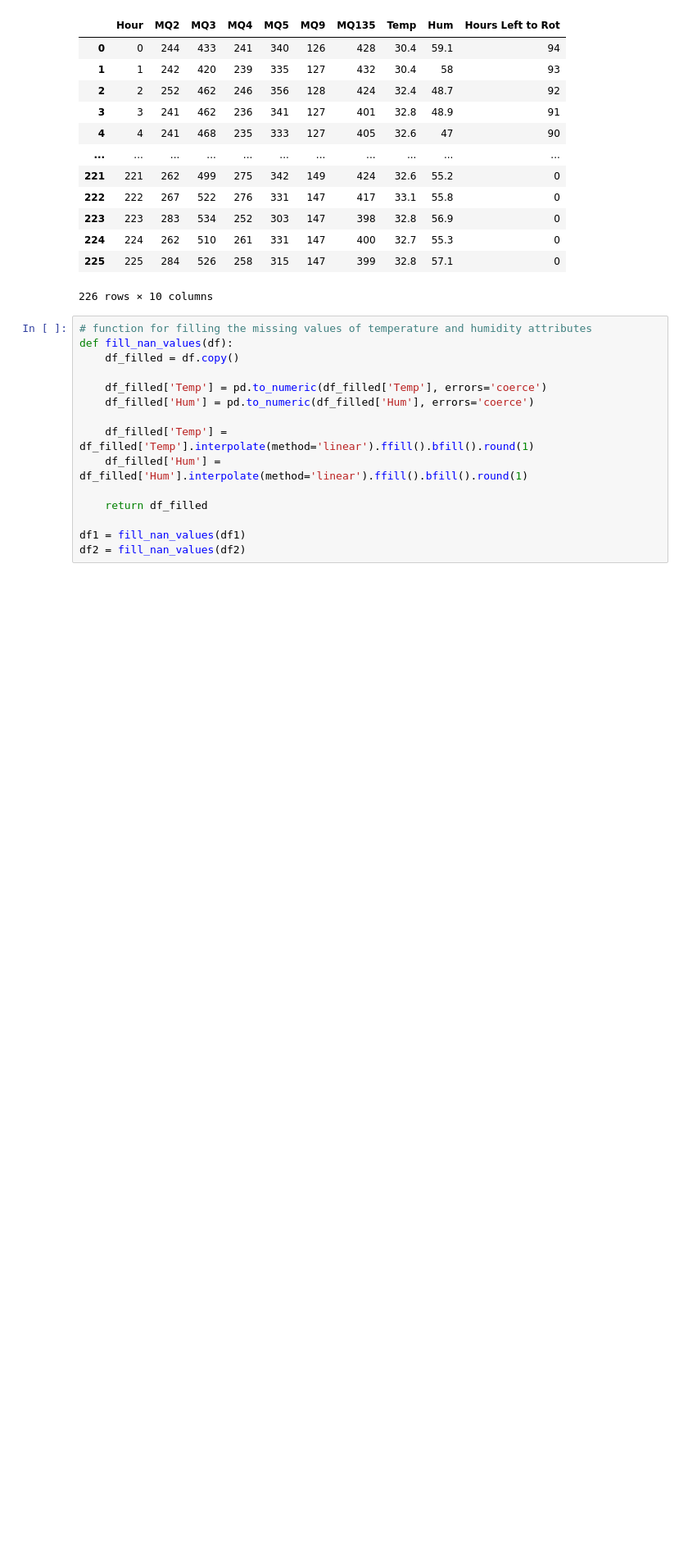
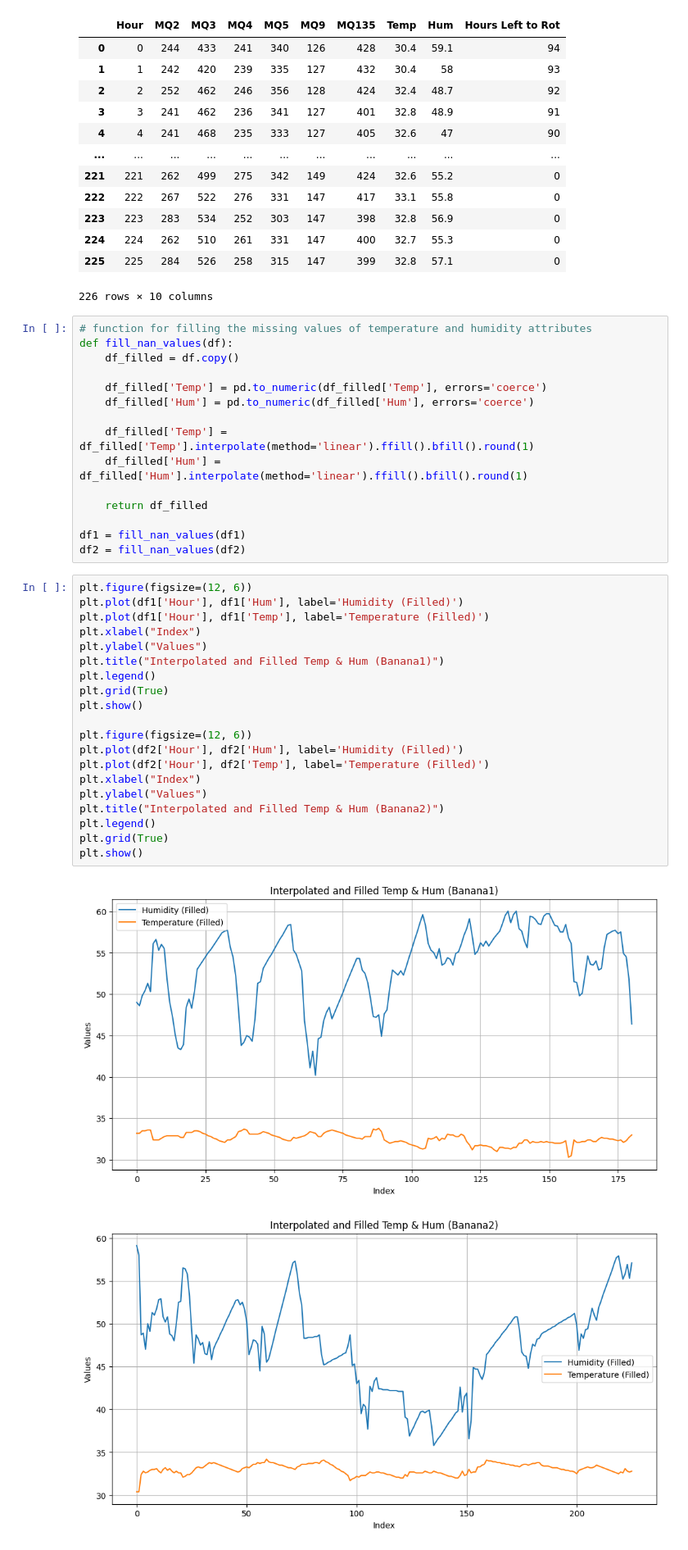
Before and after one commit to Aryan-Prasad-666/Sensor-Enabled-Freshness-Lifespan-Analysis, a Jupyter notebook: freshness_lifespan_analysis.ipynb, the cells around one changed output. Shown at 82% size. Drawn from its saved outputs; the diff is of its cells as text; blank space fills up the shorter version.

```diff
--- a/freshness_lifespan_analysis.ipynb
+++ b/freshness_lifespan_analysis.ipynb
@@ -57,3 +57,26 @@ def fill_nan_values(df):
 
 df1 = fill_nan_values(df1)
 df2 = fill_nan_values(df2)
+# %%
+plt.figure(figsize=(12, 6))
+plt.plot(df1['Hour'], df1['Hum'], label='Humidity (Filled)')
+plt.plot(df1['Hour'], df1['Temp'], label='Temperature (Filled)')
+plt.xlabel("Index")
+plt.ylabel("Values")
+plt.title("Interpolated and Filled Temp & Hum (Banana1)")
+plt.legend()
+plt.grid(True)
+plt.show()
+
+plt.figure(figsize=(12, 6))
+plt.plot(df2['Hour'], df2['Hum'], label='Humidity (Filled)')
+plt.plot(df2['Hour'], df2['Temp'], label='Temperature (Filled)')
+plt.xlabel("Index")
+plt.ylabel("Values")
+plt.title("Interpolated and Filled Temp & Hum (Banana2)")
+plt.legend()
+plt.grid(True)
+plt.show()
+# %% [output]
+[figure, added]
+[figure, added]
```
Also changed, not shown: parts of 4 cells of this notebook.
